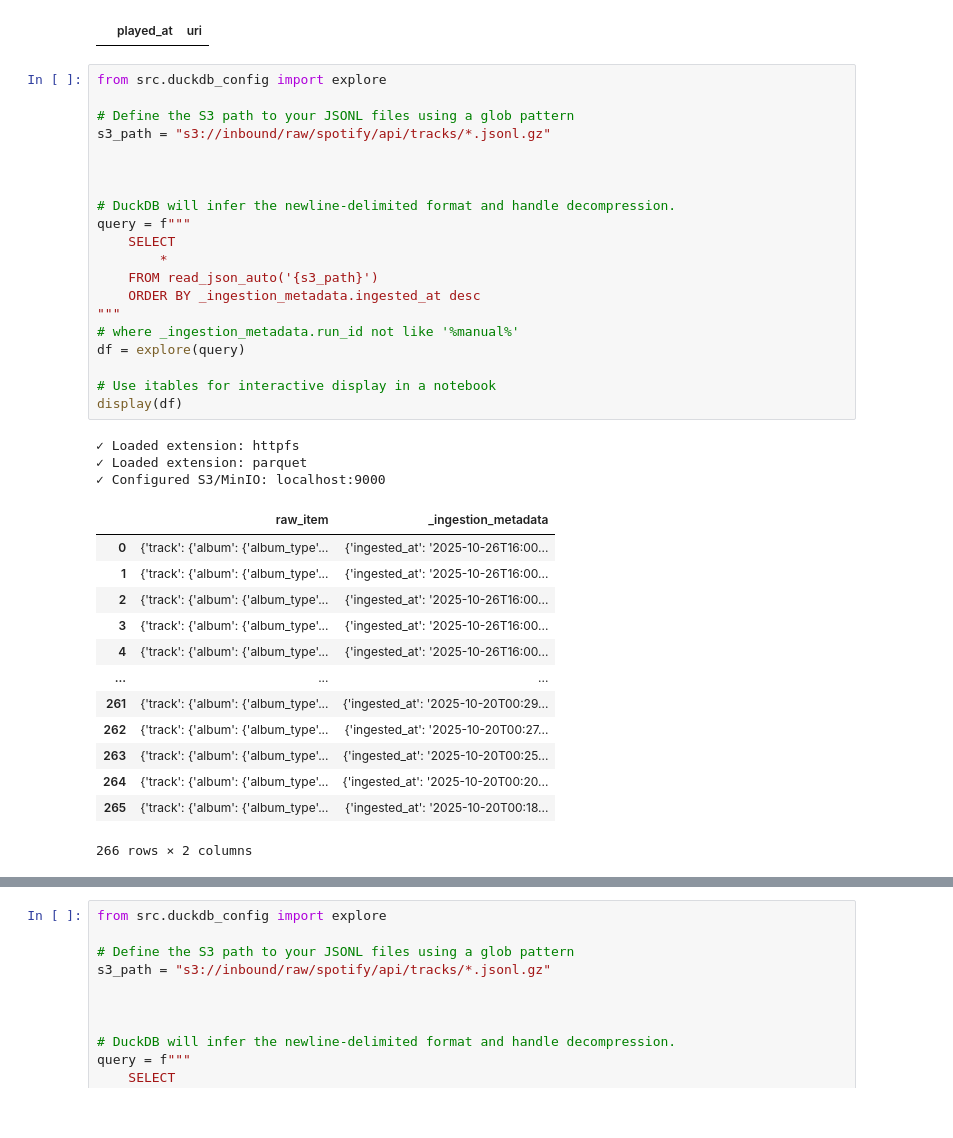
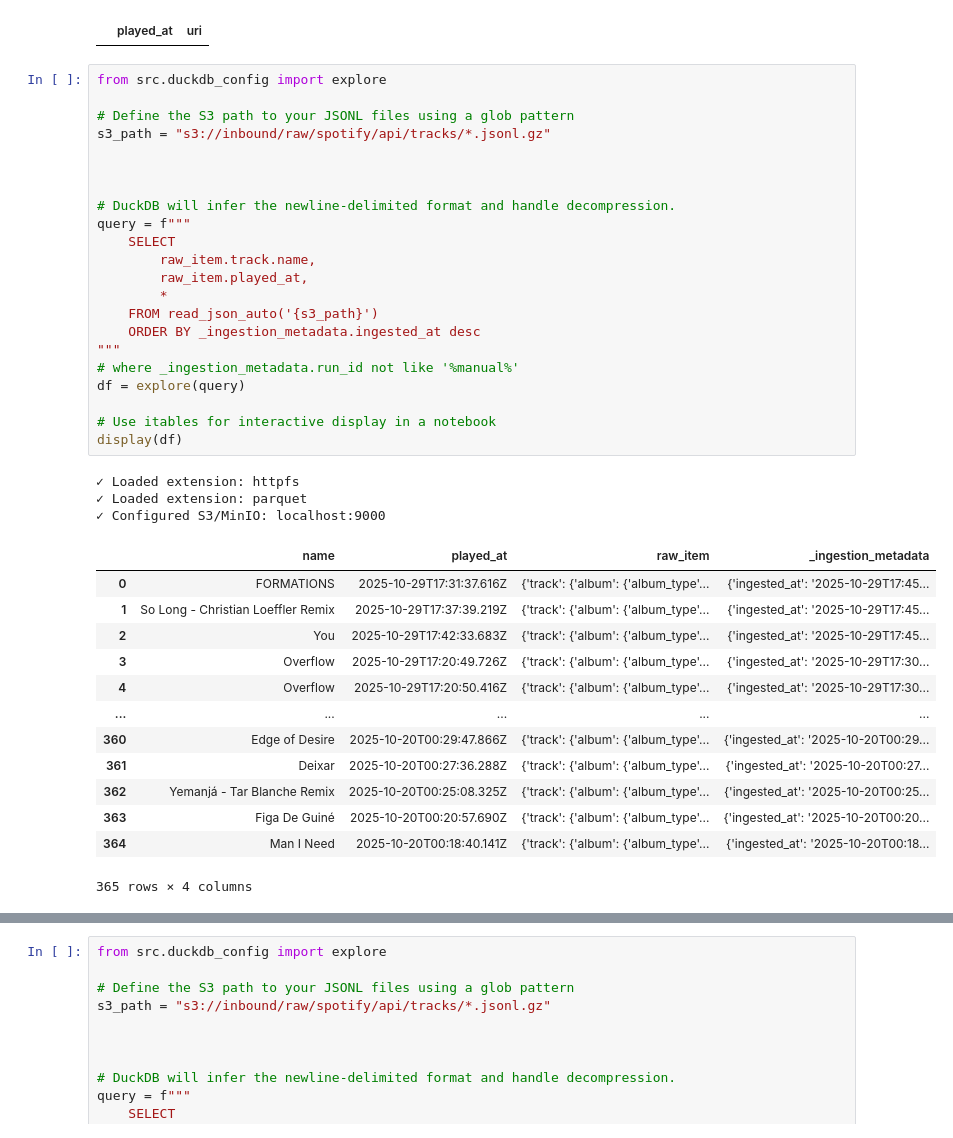
Before and after one commit to LucaLiverani/mylife-in-data, a Jupyter notebook: data_exploration/notebooks/spotify_exploration.ipynb, the cells around one changed output, grey strips where cells are left out. Saved outputs shown, nothing was run; the diff lists cells and outputs as text.

```diff
--- a/data_exploration/notebooks/spotify_exploration.ipynb
+++ b/data_exploration/notebooks/spotify_exploration.ipynb
@@ -90,37 +88,39 @@ display(df)
 # %%
 from src.duckdb_config import explore
 
 # Define the S3 path to your JSONL files using a glob pattern
 s3_path = "s3://inbound/raw/spotify/api/tracks/*.jsonl.gz"
 
 
 
 # DuckDB will infer the newline-delimited format and handle decompression.
 query = f"""
     SELECT
+        raw_item.track.name,
+        raw_item.played_at,
         *
     FROM read_json_auto('{s3_path}')
     ORDER BY _ingestion_metadata.ingested_at desc
 """
 # where _ingestion_metadata.run_id not like '%manual%'
 df = explore(query)
 
 # Use itables for interactive display in a notebook
 display(df)
 # %% [output]
 ✓ Loaded extension: httpfs
 ✓ Loaded extension: parquet
 ✓ Configured S3/MinIO: localhost:9000
-|  | raw_item | _ingestion_metadata |
-| 0 | {'track': {'album': {'album_type'... | {'ingested_at': '2025-10-26T16:00... |
-| 1 | {'track': {'album': {'album_type'... | {'ingested_at': '2025-10-26T16:00... |
-| 2 | {'track': {'album': {'album_type'... | {'ingested_at': '2025-10-26T16:00... |
-| 3 | {'track': {'album': {'album_type'... | {'ingested_at': '2025-10-26T16:00... |
-| 4 | {'track': {'album': {'album_type'... | {'ingested_at': '2025-10-26T16:00... |
-| ... | ... | ... |
-| 261 | {'track': {'album': {'album_type'... | {'ingested_at': '2025-10-20T00:29... |
-| 262 | {'track': {'album': {'album_type'... | {'ingested_at': '2025-10-20T00:27... |
-| 263 | {'track': {'album': {'album_type'... | {'ingested_at': '2025-10-20T00:25... |
-| 264 | {'track': {'album': {'album_type'... | {'ingested_at': '2025-10-20T00:20... |
-| 265 | {'track': {'album': {'album_type'... | {'ingested_at': '2025-10-20T00:18... |
+|  | name | played_at | raw_item | _ingestion_metadata |
+| 0 | FORMATIONS | 2025-10-29T17:31:37.616Z | {'track': {'album': {'album_type'... | {'ingested_at': '2025-10-29T17:45... |
+| 1 | So Long - Christian Loeffler Remix | 2025-10-29T17:37:39.219Z | {'track': {'album': {'album_type'... | {'ingested_at': '2025-10-29T17:45... |
+| 2 | You | 2025-10-29T17:42:33.683Z | {'track': {'album': {'album_type'... | {'ingested_at': '2025-10-29T17:45... |
+| 3 | Overflow | 2025-10-29T17:20:49.726Z | {'track': {'album': {'album_type'... | {'ingested_at': '2025-10-29T17:30... |
+| 4 | Overflow | 2025-10-29T17:20:50.416Z | {'track': {'album': {'album_type'... | {'ingested_at': '2025-10-29T17:30... |
+| ... | ... | ... | ... | ... |
+| 360 | Edge of Desire | 2025-10-20T00:29:47.866Z | {'track': {'album': {'album_type'... | {'ingested_at': '2025-10-20T00:29... |
+| 361 | Deixar | 2025-10-20T00:27:36.288Z | {'track': {'album': {'album_type'... | {'ingested_at': '2025-10-20T00:27... |
+| 362 | Yemanjá - Tar Blanche Remix | 2025-10-20T00:25:08.325Z | {'track': {'album': {'album_type'... | {'ingested_at': '2025-10-20T00:25... |
+| 363 | Figa De Guiné | 2025-10-20T00:20:57.690Z | {'track': {'album': {'album_type'... | {'ingested_at': '2025-10-20T00:20... |
+| 364 | Man I Need | 2025-10-20T00:18:40.141Z | {'track': {'album': {'album_type'... | {'ingested_at': '2025-10-20T00:18... |
-266 rows × 2 columns
+365 rows × 4 columns
```
Also changed, not shown: parts of 3 cells of this notebook.
